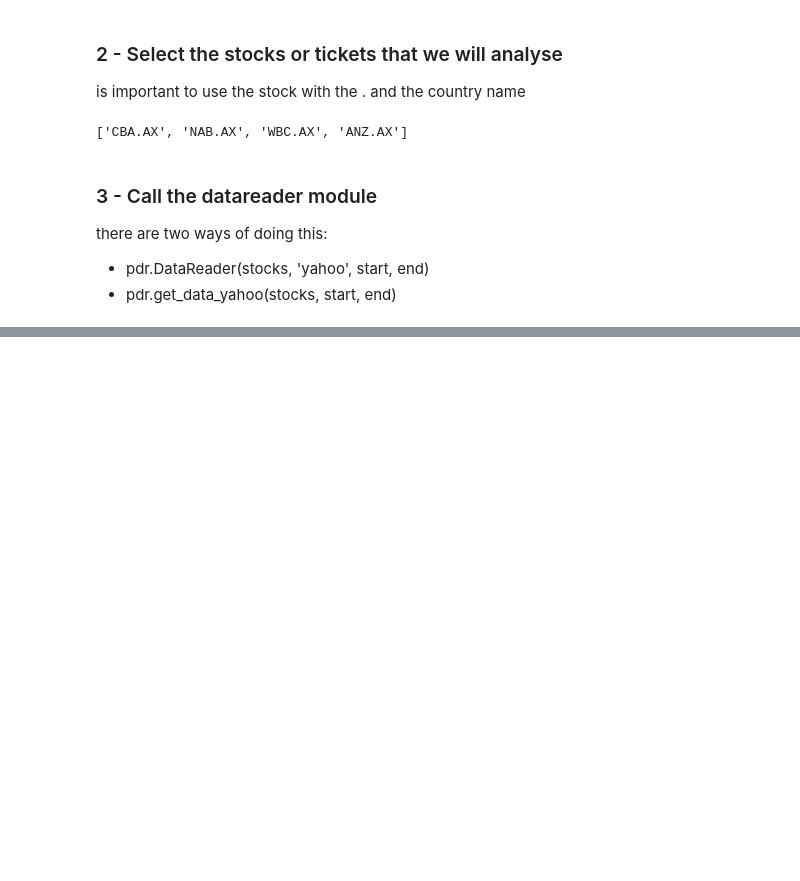
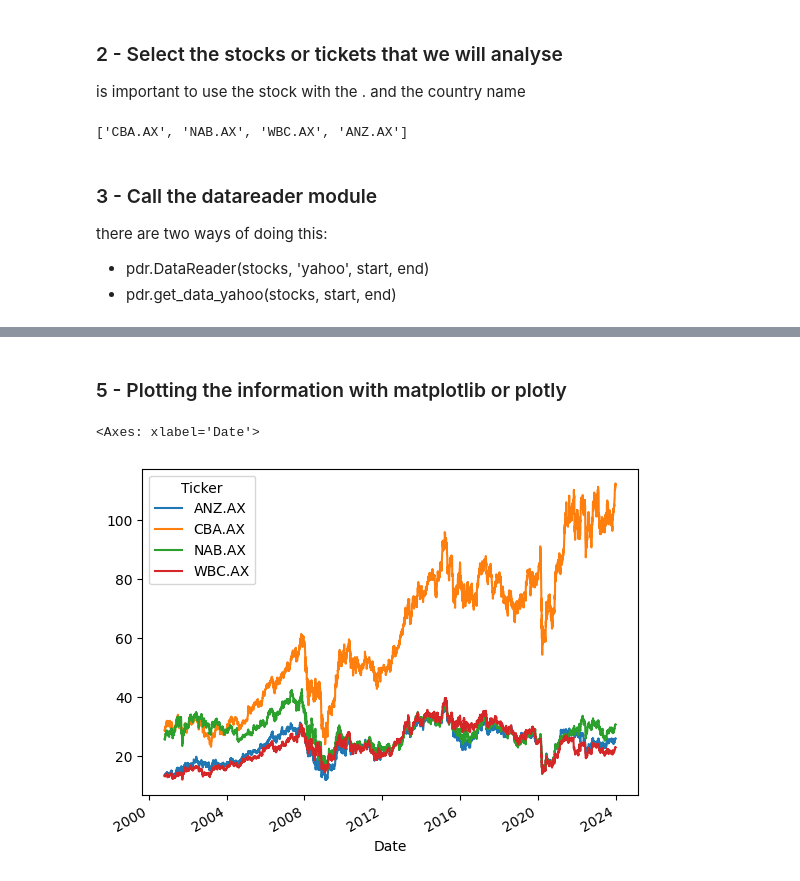
Before and after one commit to Hctor11/financial-notes, a Jupyter notebook: src/01-stockdata.ipynb, the cells around one changed output, grey strips where cells are left out. Drawn from its saved outputs; the diff is of its cells as text; code cells hidden in the pictures; blank space fills up the shorter version.

```diff
--- a/src/01-stockdata.ipynb
+++ b/src/01-stockdata.ipynb
@@ -32,6 +34,6 @@ there are two ways of doing this:
 - pdr.DataReader(stocks, 'yahoo', start, end)
 - pdr.get_data_yahoo(stocks, start, end)
 # %%
-df = pdr.get_data_yahoo('SPY',start='2022-10-24', end='2022-12-23')
-df
+df = pdr.get_data_yahoo(stocks,start='2000-10-24', end='2024-01-01')
+df.head()
 # %% [output]
@@ -38,0 +50,3 @@ TypeError: string indices must be integers
+# %%
+close = df.Close
+close.head()
@@ -38,0 +75,7 @@ TypeError: string indices must be integers
+# %% [markdown]
+### 5 - Plotting the information with matplotlib or plotly
+# %%
+close.plot()
+# %% [output]
+<Axes: xlabel='Date'>
+[figure, added]
```
Also changed, not shown: parts of 6 cells of this notebook.
